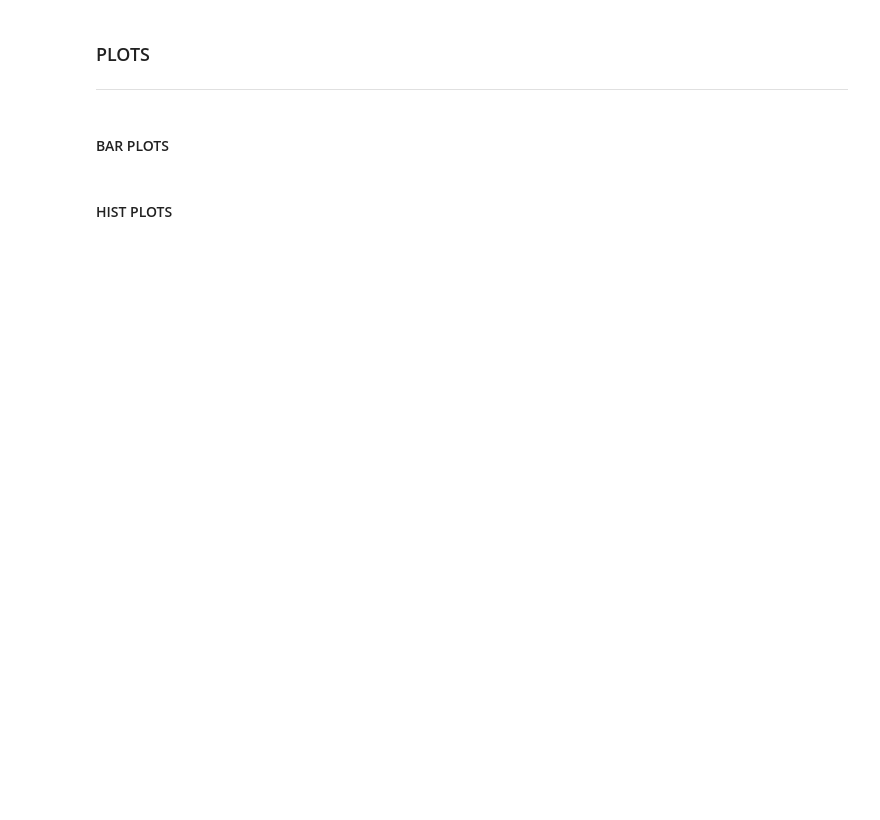
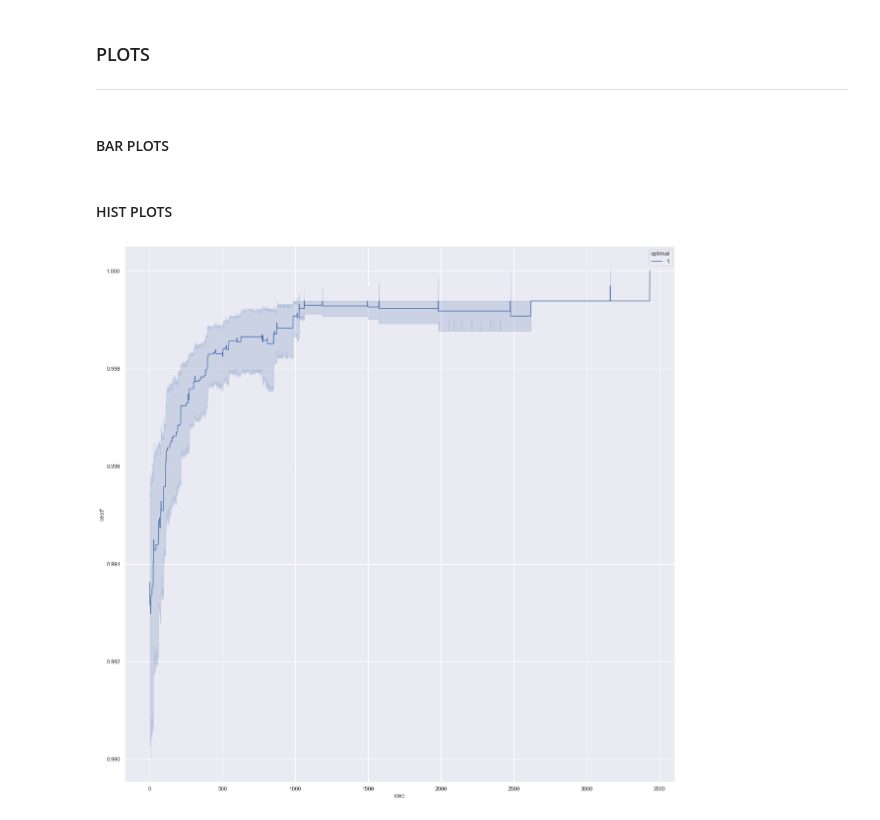
Before and after one commit to almiab1/MUIIAMetaheuristicos, a Jupyter notebook: stats/MetaheuristicStudy.ipynb, the cells around one changed output. Cells and saved outputs as stored; diff of their text form; code cells hidden in the pictures; blank space fills up the shorter version.

```diff
--- a/stats/MetaheuristicStudy.ipynb
+++ b/stats/MetaheuristicStudy.ipynb
@@ -90,6 +92,9 @@ notOptimalRes = df[~optimalIndx]
 # Get optimal and not optimal dataset of full dataset
 optimalResFull = dff[dff["exec"].isin(optimalRes["exec"])]
 notOptimalResFull = dff[dff["exec"].isin(notOptimalRes["exec"])]
+# %%
+""" SET OPTIMAL COLUMN DFF"""
+dff["optimal"] = np.where(dff["exec"].isin(optimalRes["exec"]), 1, 0)
 # %%
 duration_mean = round(df["duration"].mean(),2)
 optimal_n = round(df[df["optimal"] == 1]["exec"].count(),4)
@@ -184,10 +192,13 @@ df.describe()
 # sns.boxplot(x="exec", y="worstf", data=dff)
 # sns.despine(offset=10, trim=True)
 # %%
-# f, ax = plt.subplots(figsize=(20, 10))
-# sns.despine(f)
+sns.set_theme(style="darkgrid")
+f, ax = plt.subplots(figsize=(20, 20))
+sns.despine(f)
 
-# # Draw a nested boxplot to show bills by day and time
-# sns.boxplot(x="exec", y="avgf", data=dff)
-# sns.despine(offset=10)
+# Draw a nested boxplot to show bills by day and time
+# g = sns.lineplot(x="step", y="avgf", data=dff, hue="exec", label="Fitness average")
+g = sns.lineplot(x="step", y="bestf", data=dff, hue="optimal")
+# %% [output]
+[figure, added]
 # %%
```
Also changed, not shown: parts of 6 cells of this notebook, 12 other files.
